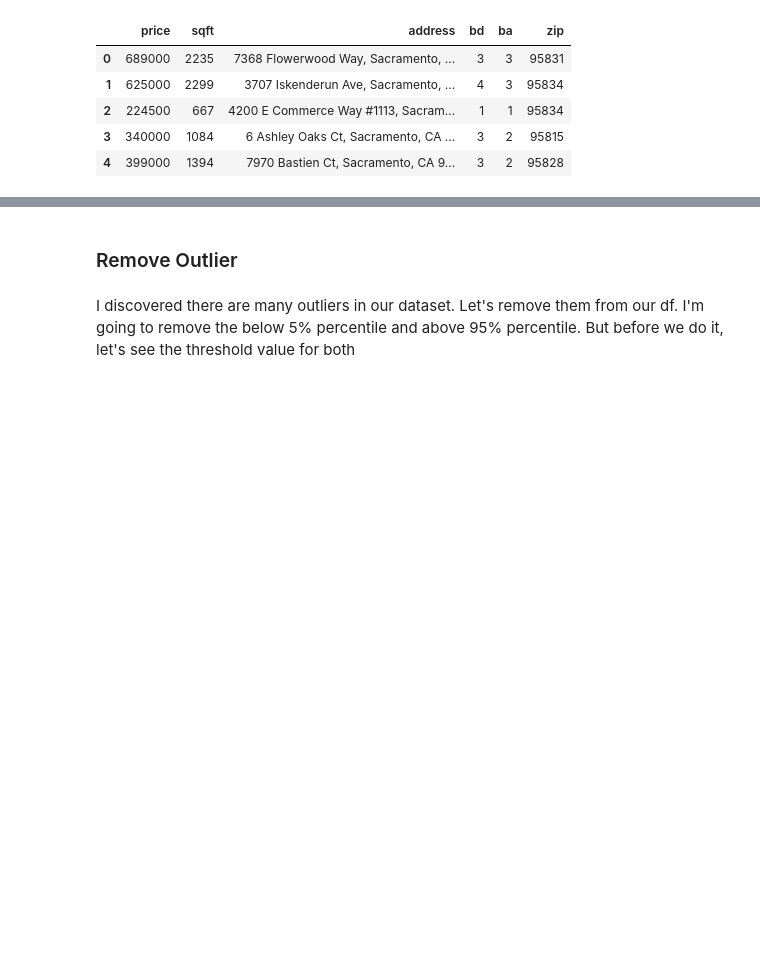
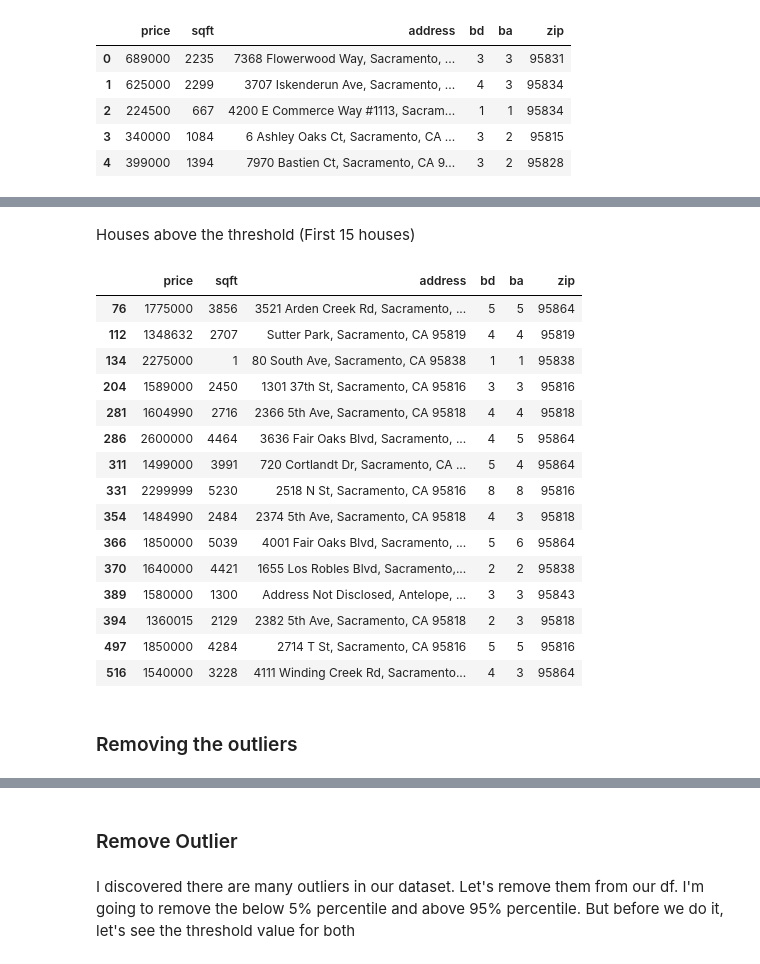
Before and after one commit to PlacidSerene/Housing-Analysis, a Jupyter notebook: House_Prediction.ipynb, the cells around one changed output, grey strips where cells are left out. Drawn from its saved outputs; the diff is of its cells as text; code cells hidden in the pictures; blank space fills up the shorter version.

```diff
--- a/House_Prediction.ipynb
+++ b/House_Prediction.ipynb
@@ -470,0 +412,23 @@ df
+# %% [markdown]
+Houses above the threshold (First 15 houses)
+# %%
+df[df['price']>max_threshold].head(15)
+# %% [output]
+|  | price | sqft | address | bd | ba | zip |
+| 76 | 1775000 | 3856 | 3521 Arden Creek Rd, Sacramento, ... | 5 | 5 | 95864 |
+| 112 | 1348632 | 2707 | Sutter Park, Sacramento, CA 95819 | 4 | 4 | 95819 |
+| 134 | 2275000 | 1 | 80 South Ave, Sacramento, CA 95838 | 1 | 1 | 95838 |
+| 204 | 1589000 | 2450 | 1301 37th St, Sacramento, CA 95816 | 3 | 3 | 95816 |
+| 281 | 1604990 | 2716 | 2366 5th Ave, Sacramento, CA 95818 | 4 | 4 | 95818 |
+| 286 | 2600000 | 4464 | 3636 Fair Oaks Blvd, Sacramento, ... | 4 | 5 | 95864 |
+| 311 | 1499000 | 3991 | 720 Cortlandt Dr, Sacramento, CA ... | 5 | 4 | 95864 |
+| 331 | 2299999 | 5230 | 2518 N St, Sacramento, CA 95816 | 8 | 8 | 95816 |
+| 354 | 1484990 | 2484 | 2374 5th Ave, Sacramento, CA 95818 | 4 | 3 | 95818 |
+| 366 | 1850000 | 5039 | 4001 Fair Oaks Blvd, Sacramento, ... | 5 | 6 | 95864 |
+| 370 | 1640000 | 4421 | 1655 Los Robles Blvd, Sacramento,... | 2 | 2 | 95838 |
+| 389 | 1580000 | 1300 | Address Not Disclosed, Antelope, ... | 3 | 3 | 95843 |
+| 394 | 1360015 | 2129 | 2382 5th Ave, Sacramento, CA 95818 | 2 | 3 | 95818 |
+| 497 | 1850000 | 4284 | 2714 T St, Sacramento, CA 95816 | 5 | 5 | 95816 |
+| 516 | 1540000 | 3228 | 4111 Winding Creek Rd, Sacramento... | 4 | 3 | 95864 |
+# %% [markdown]
+### Removing the outliers
```
Also changed, not shown: parts of 32 cells of this notebook.
